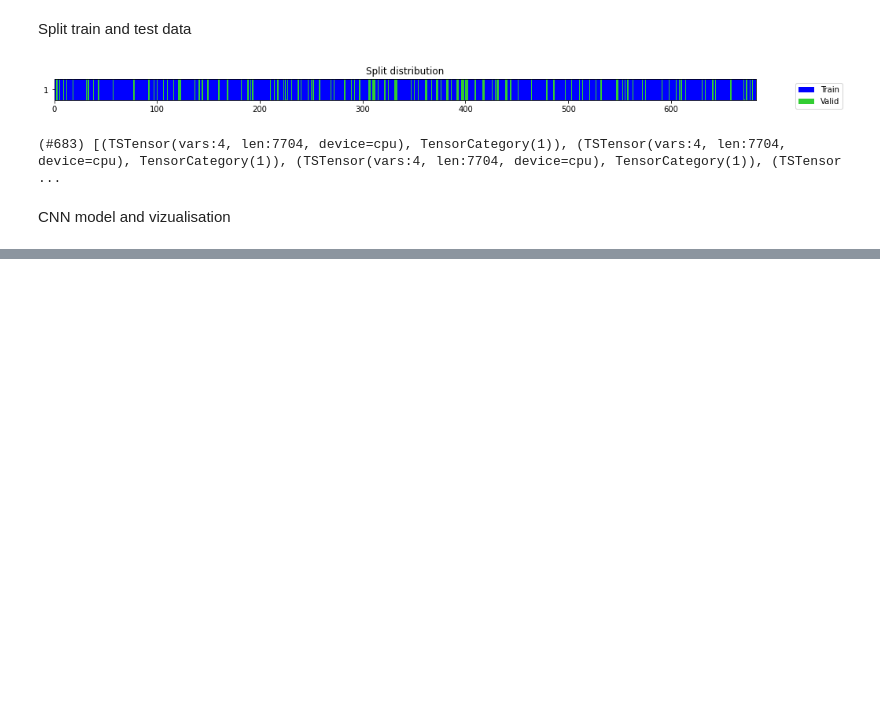
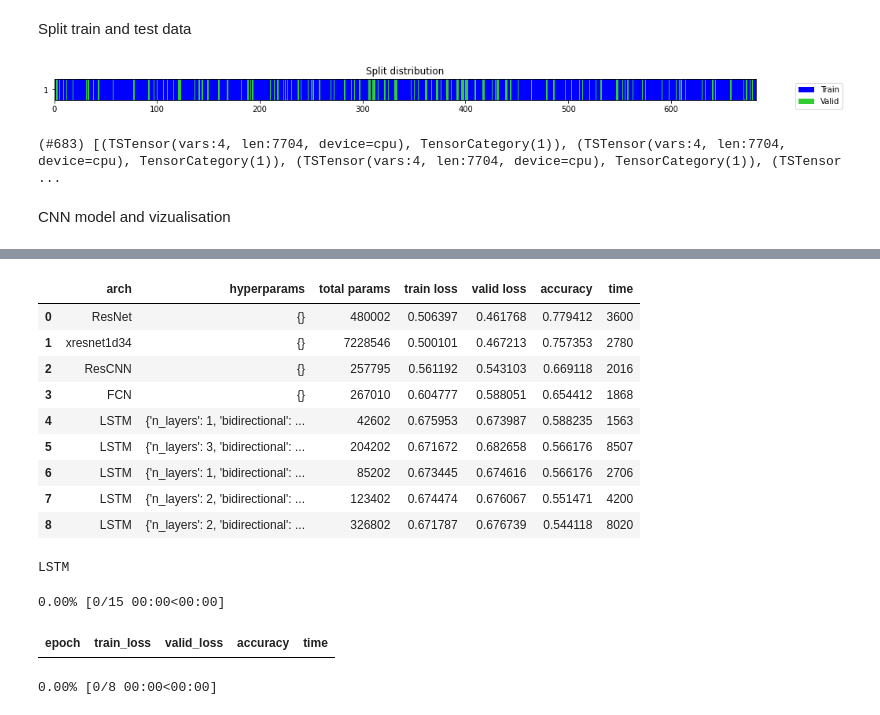
Before and after one commit to Gab2697/Human-Activity-Recognition, a Jupyter notebook: Tsai_test.ipynb, the cells around one changed output, grey strips where cells are left out. Cells and saved outputs as stored; diff of their text form; code cells hidden in the pictures; blank space fills up the shorter version.

```diff
--- a/Tsai_test.ipynb
+++ b/Tsai_test.ipynb
@@ -354,0 +391,36 @@ interp.plot_confusion_matrix()
+# %%
+archs = [(FCN, {}), (ResNet, {}), (xresnet1d34, {}), (ResCNN, {}),
+         (LSTM, {'n_layers':1, 'bidirectional': False}), (LSTM, {'n_layers':2, 'bidirectional': False}), (LSTM, {'n_layers':3, 'bidirectional': False}),
+         (LSTM, {'n_layers':1, 'bidirectional': True}), (LSTM, {'n_layers':2, 'bidirectional': True}), (LSTM, {'n_layers':3, 'bidirectional': True}),
+         (LSTM_FCN, {}), (LSTM_FCN, {'shuffle': False}), (InceptionTime, {}), (XceptionTime, {}), (mWDN, {'levels': 4})]
+
+results = pd.DataFrame(columns=['arch', 'hyperparams', 'total params', 'train loss', 'valid loss', 'accuracy', 'time'])
+for i, (arch, k) in enumerate(archs):
+    model = create_model(arch, dls=dls, **k)
+    print(model.__class__.__name__)
+    learn = Learner(dls, model,  metrics=accuracy)
+    start = time.time()
+    learn.fit_one_cycle(15, 1e-3)
+    elapsed = time.time() - start
+    vals = learn.recorder.values[-1]
+    results.loc[i] = [arch.__name__, k, total_params(model)[0], vals[0], vals[1], vals[2], int(elapsed)]
+    results.sort_values(by='accuracy', ascending=False, ignore_index=True, inplace=True)
+    clear_output()
+    display(results)
+
+while True:pass
+# %% [output]
+|  | arch | hyperparams | total params | train loss | valid loss | accuracy | time |
+| 0 | ResNet | {} | 480002 | 0.506397 | 0.461768 | 0.779412 | 3600 |
+| 1 | xresnet1d34 | {} | 7228546 | 0.500101 | 0.467213 | 0.757353 | 2780 |
+| 2 | ResCNN | {} | 257795 | 0.561192 | 0.543103 | 0.669118 | 2016 |
+| 3 | FCN | {} | 267010 | 0.604777 | 0.588051 | 0.654412 | 1868 |
+| 4 | LSTM | {'n_layers': 1, 'bidirectional': ... | 42602 | 0.675953 | 0.673987 | 0.588235 | 1563 |
+| 5 | LSTM | {'n_layers': 3, 'bidirectional': ... | 204202 | 0.671672 | 0.682658 | 0.566176 | 8507 |
+| 6 | LSTM | {'n_layers': 1, 'bidirectional': ... | 85202 | 0.673445 | 0.674616 | 0.566176 | 2706 |
+| 7 | LSTM | {'n_layers': 2, 'bidirectional': ... | 123402 | 0.674474 | 0.676067 | 0.551471 | 4200 |
+| 8 | LSTM | {'n_layers': 2, 'bidirectional': ... | 326802 | 0.671787 | 0.676739 | 0.544118 | 8020 |
+LSTM
+0.00% [0/15 00:00<00:00]
+| epoch | train_loss | valid_loss | accuracy | time |
+0.00% [0/8 00:00<00:00]
```
Also changed, not shown: parts of 11 cells of this notebook.
